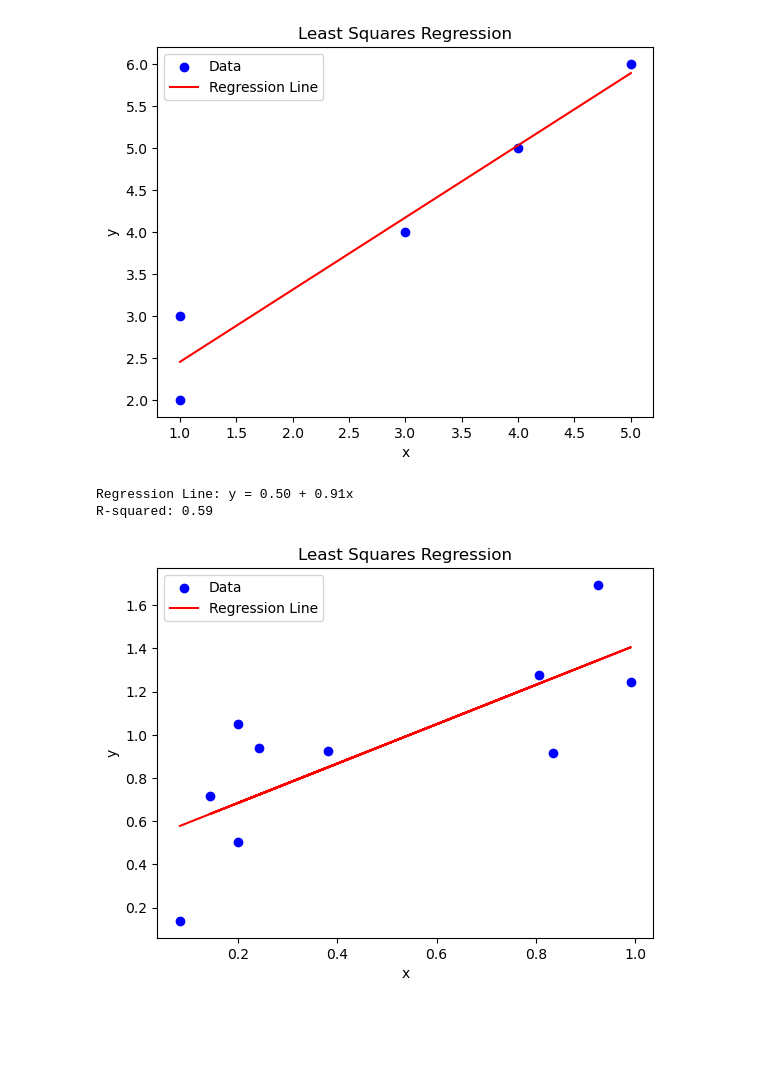
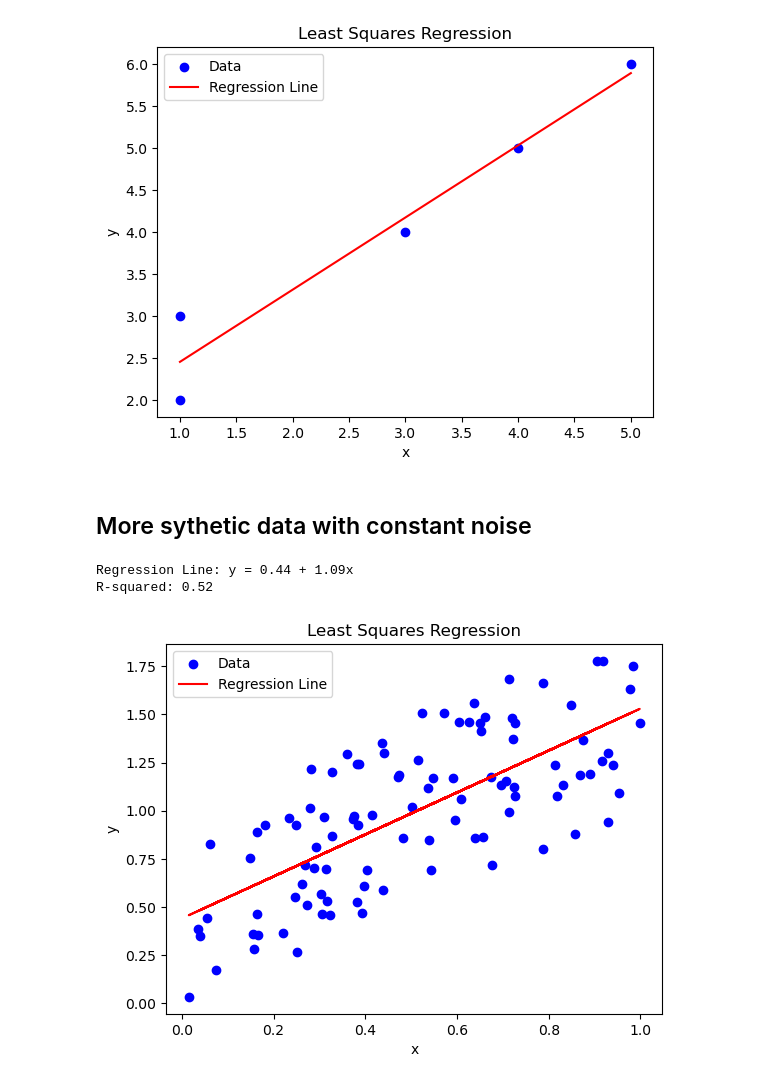
Before and after one commit to NWC-CUAHSI-Summer-Institute/data_science_principals, a Jupyter notebook: 04_regression/regression_models.ipynb, the cells around one changed output. Saved outputs shown, nothing was run; the diff lists cells and outputs as text; code cells hidden in the pictures; blank space fills up the shorter version.

Commit message:
markdown on 04_regression

```diff
--- a/04_regression/regression_models.ipynb
+++ b/04_regression/regression_models.ipynb
@@ -68,13 +76,15 @@ least_squares_regression_examples(x,y)
 Regression Line: y = 1.59 + 0.86x
 R-squared: 0.95
 [figure]
+# %% [markdown]
+## More sythetic data with constant noise
 # %%
-x = np.array([np.random.random() for i in range(10)])
-y = np.array([np.random.random()+x[i] for i in range(10)])
+x = np.array([np.random.random() for i in range(100)])
+y = np.array([np.random.random()+x[i] for i in range(100)])
 least_squares_regression_examples(x,y)
 # %% [output]
-Regression Line: y = 0.50 + 0.91x
-R-squared: 0.59
+Regression Line: y = 0.44 + 1.09x
+R-squared: 0.52
-[figure, old version]
+[figure, new version]
 # %% [markdown]
 ## USGS regression equations
```
Also changed, not shown: parts of 12 cells of this notebook, 1 other file.
